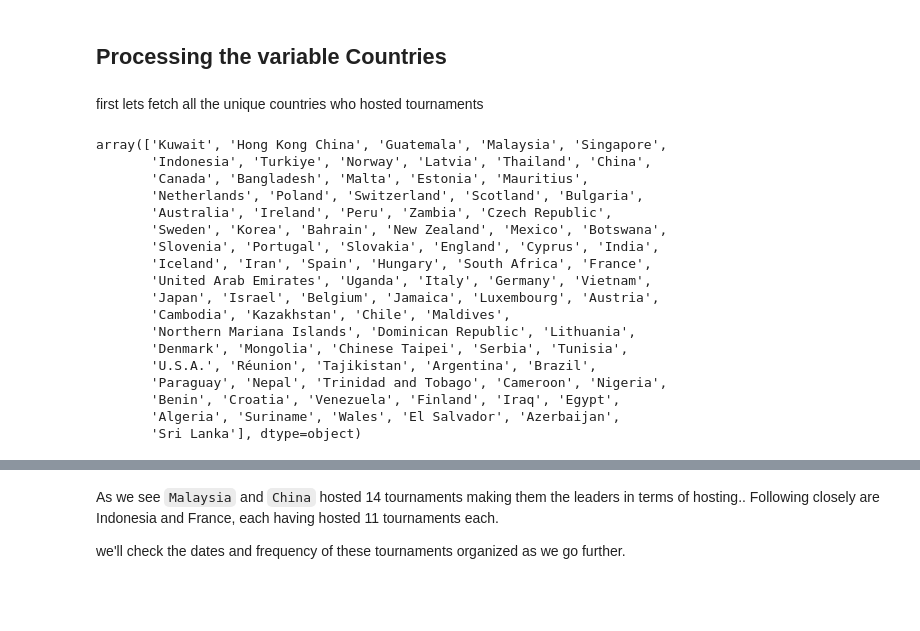
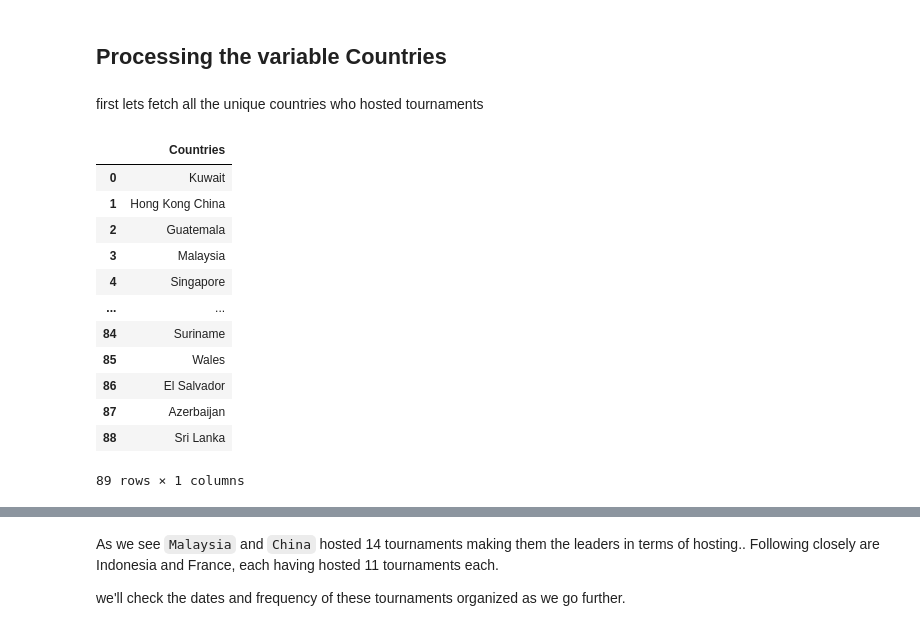
Before and after one commit to harish8/bwf-tournaments-and-rankings, a Jupyter notebook: tournaments_eda.ipynb, the cells around one changed output, grey strips where cells are left out. Saved outputs shown, nothing was run; the diff lists cells and outputs as text; code cells hidden in the pictures; blank space fills up the shorter version.

```diff
--- a/tournaments_eda.ipynb
+++ b/tournaments_eda.ipynb
@@ -236,29 +246,24 @@ st.markdown(f" ## Processing the variable Countries")
 # %%
 # |exporti
 
 st.markdown(f" first lets fetch all the unique countries who hosted tournaments")
 
-st.write(tournaments_df['country'].unique())
+st.write(pd.Series(tournaments_df['country'].unique(), name = "Countries").to_frame())
 # %% [output]
  first lets fetch all the unique countries who hosted tournaments
+|  | Countries |
+| 0 | Kuwait |
+| 1 | Hong Kong China |
+| 2 | Guatemala |
+| 3 | Malaysia |
+| 4 | Singapore |
+| ... | ... |
+| 84 | Suriname |
+| 85 | Wales |
+| 86 | El Salvador |
+| 87 | Azerbaijan |
+| 88 | Sri Lanka |
-array(['Kuwait', 'Hong Kong China', 'Guatemala', 'Malaysia', 'Singapore',
-       'Indonesia', 'Turkiye', 'Norway', 'Latvia', 'Thailand', 'China',
-       'Canada', 'Bangladesh', 'Malta', 'Estonia', 'Mauritius',
-       'Netherlands', 'Poland', 'Switzerland', 'Scotland', 'Bulgaria',
-       'Australia', 'Ireland', 'Peru', 'Zambia', 'Czech Republic',
-       'Sweden', 'Korea', 'Bahrain', 'New Zealand', 'Mexico', 'Botswana',
-       'Slovenia', 'Portugal', 'Slovakia', 'England', 'Cyprus', 'India',
-       'Iceland', 'Iran', 'Spain', 'Hungary', 'South Africa', 'France',
-       'United Arab Emirates', 'Uganda', 'Italy', 'Germany', 'Vietnam',
-       'Japan', 'Israel', 'Belgium', 'Jamaica', 'Luxembourg', 'Austria',
-       'Cambodia', 'Kazakhstan', 'Chile', 'Maldives',
-       'Northern Mariana Islands', 'Dominican Republic', 'Lithuania',
-       'Denmark', 'Mongolia', 'Chinese Taipei', 'Serbia', 'Tunisia',
-       'U.S.A.', 'Réunion', 'Tajikistan', 'Argentina', 'Brazil',
-       'Paraguay', 'Nepal', 'Trinidad and Tobago', 'Cameroon', 'Nigeria',
-       'Benin', 'Croatia', 'Venezuela', 'Finland', 'Iraq', 'Egypt',
-       'Algeria', 'Suriname', 'Wales', 'El Salvador', 'Azerbaijan',
-       'Sri Lanka'], dtype=object)
+89 rows × 1 columns
 # %%
 # |exporti
 
```
Also changed, not shown: parts of 8 cells of this notebook, 1 other file.
